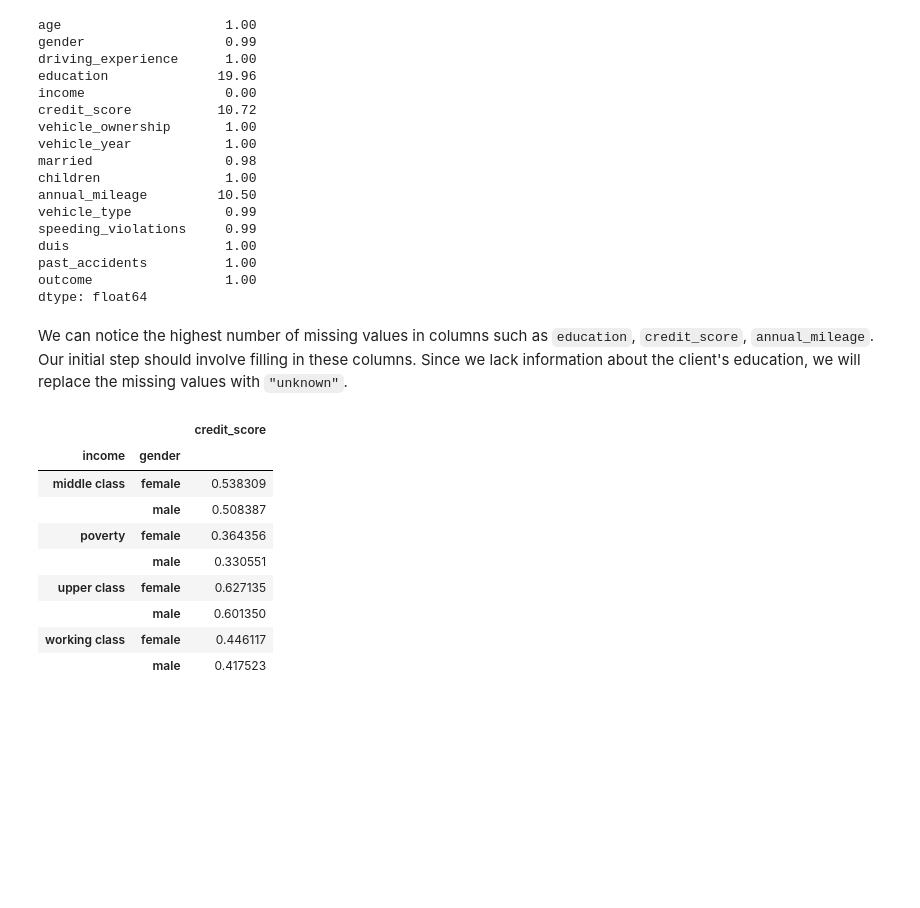
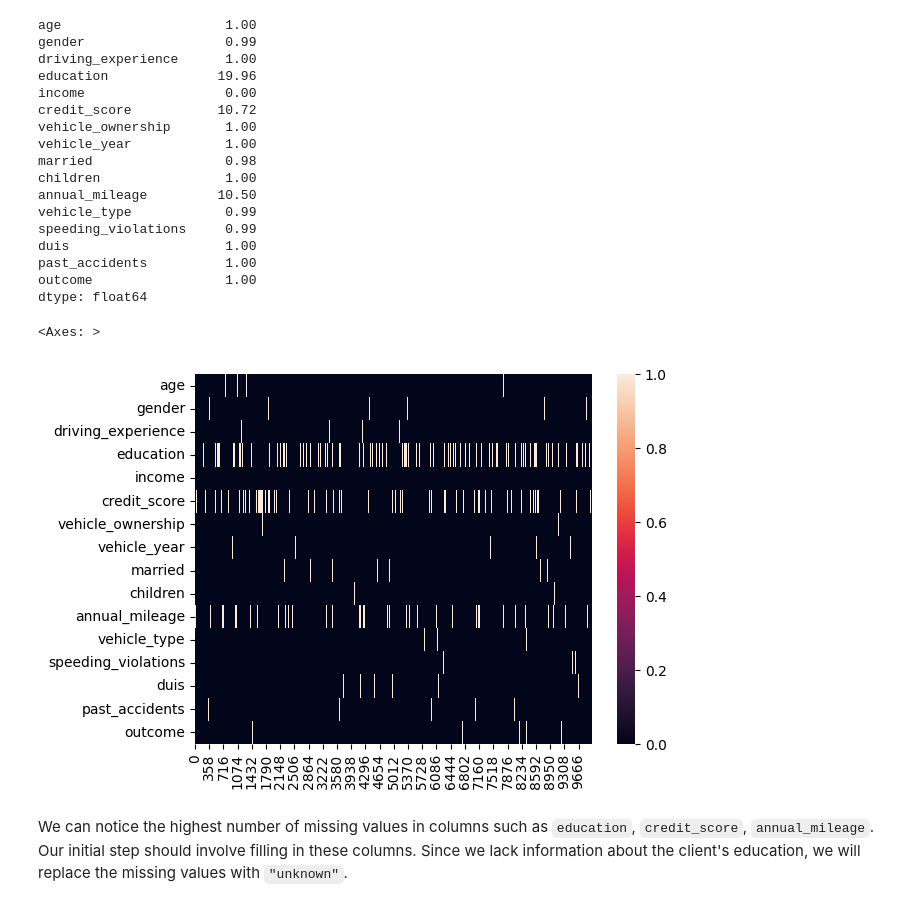
Before and after one commit to mariakyrychok/ds_homeworks, a Jupyter notebook: lec_4/main.ipynb, the cells around one changed output. Cells and saved outputs as stored; diff of their text form; code cells hidden in the pictures; blank space fills up the shorter version.

Commit message:
completed the "Missing values" part

```diff
--- a/lec_4/main.ipynb
+++ b/lec_4/main.ipynb
@@ -162,5 +162,5 @@ claims.replace('none', np.nan, inplace=True)
 # %%
-float_columns = ['credit_score', 'speeding_violations', 'past_accidents', 'outcome', 'vehicle_ownership', 'married', 'children', 'duis', 'children', 'annual_mileage']
+float_columns = ['credit_score', 'speeding_violations', 'past_accidents', 'outcome', 'vehicle_ownership', 'married', 'children', 'duis', 'annual_mileage']
 
 for col in float_columns:
     claims[col] = claims[col].astype('float')
@@ -186,5 +186,10 @@ duis                    1.00
 past_accidents          1.00
 outcome                 1.00
 dtype: float64
+# %%
+sns.heatmap(claims.isna().transpose())
+# %% [output]
+<Axes: >
+[figure, added]
 # %% [markdown]
 We can notice the highest number of missing values in columns such as `education`, `credit_score`, `annual_mileage`. Our initial step should involve filling in these columns. Since we lack information about the client's education, we will replace the missing values with `"unknown"`.
@@ -191,15 +198,2 @@ We can notice the highest number of missing values in columns such as `education
 # %%
 claims['education'].fillna('unknown',inplace=True)
-# %%
-claims.pivot_table(index=['income', 'gender'], values='credit_score', aggfunc='mean')
-# %% [output]
-|  |  | credit_score |
-| income | gender |  |
-| middle class | female | 0.538309 |
-|  | male | 0.508387 |
-| poverty | female | 0.364356 |
-|  | male | 0.330551 |
-| upper class | female | 0.627135 |
-|  | male | 0.601350 |
-| working class | female | 0.446117 |
-|  | male | 0.417523 |
```
Also changed, not shown: parts of 9 cells of this notebook.
